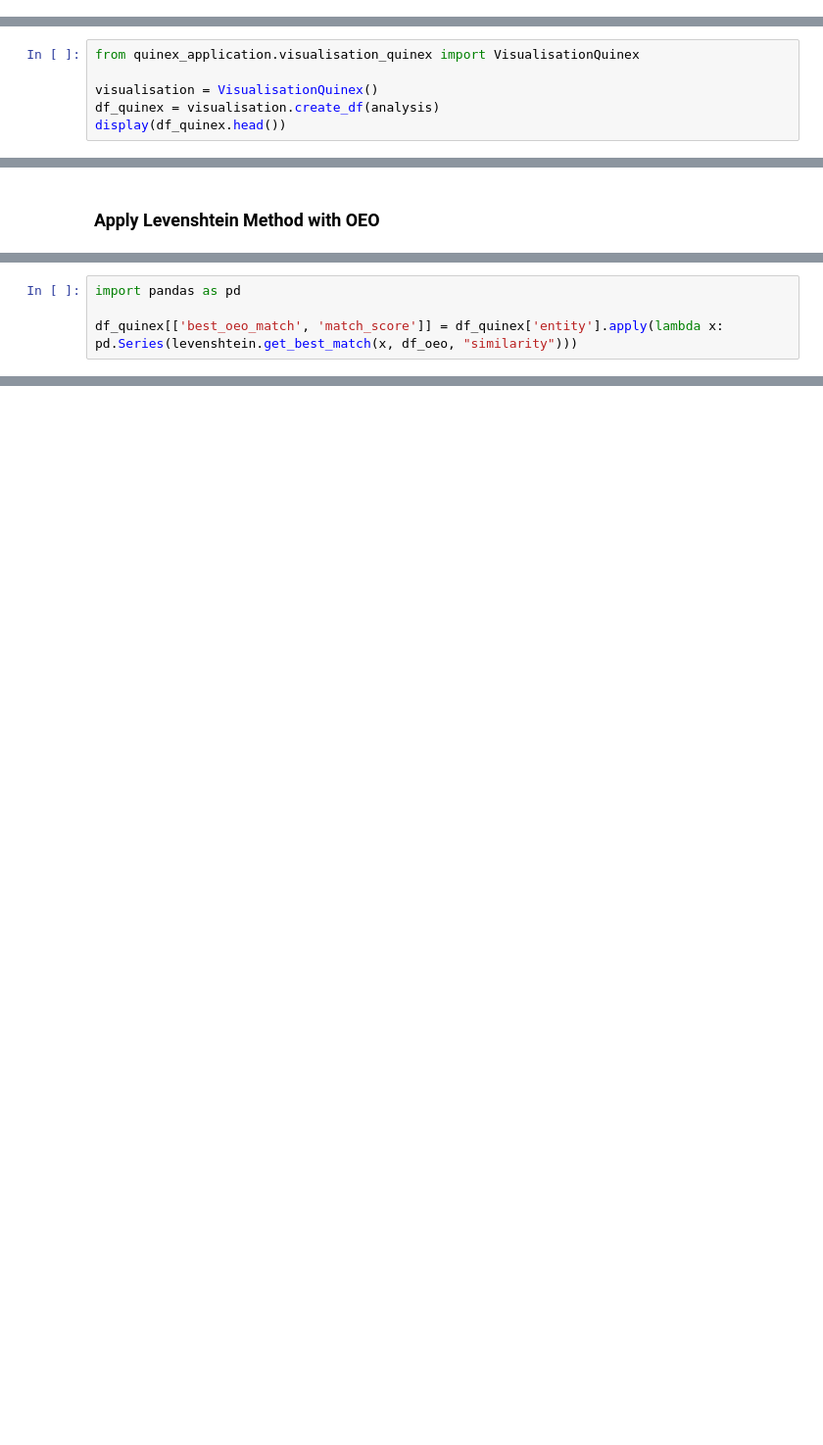
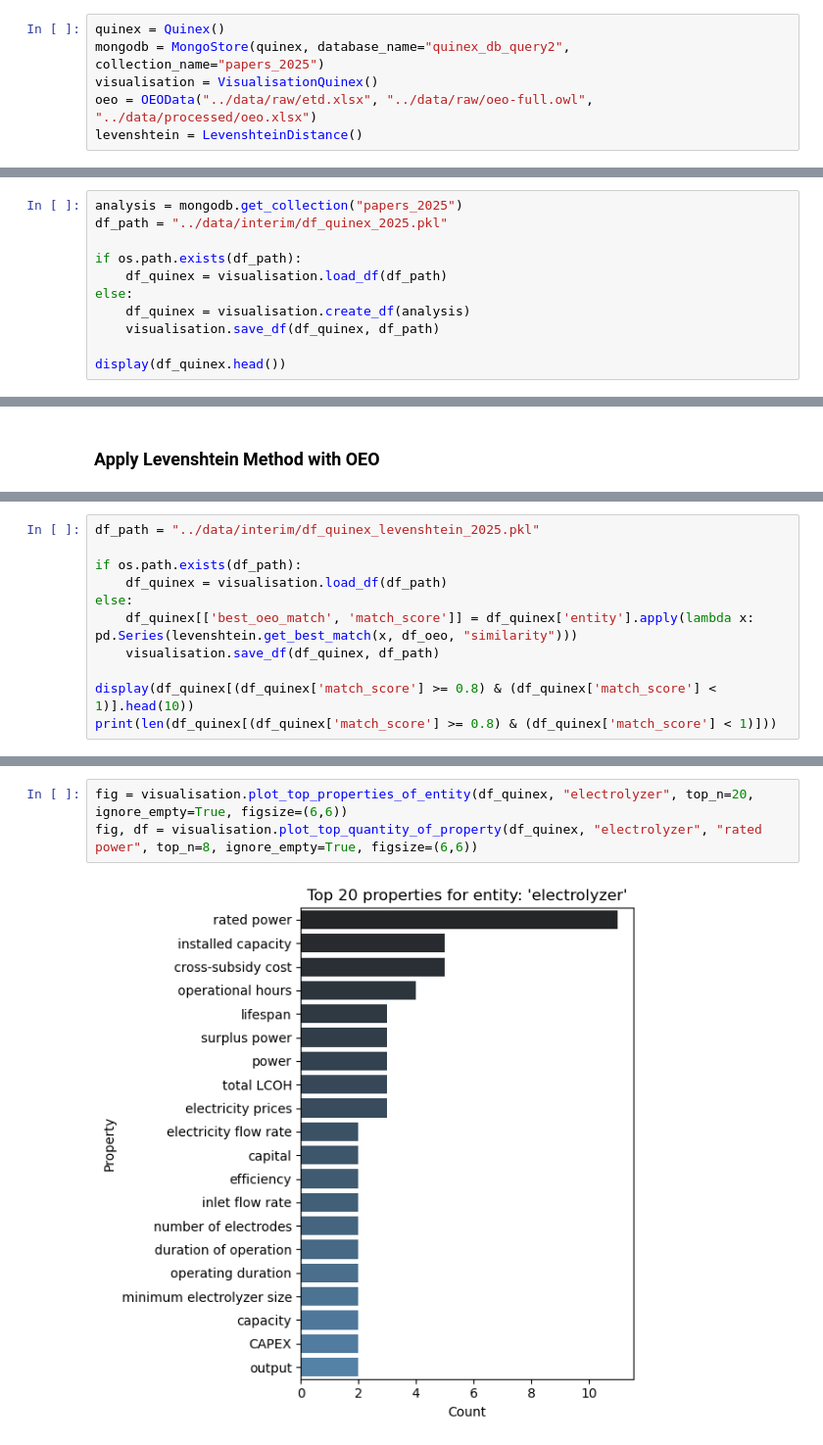
Before and after one commit to FZJ-IEK3-VSA/quinex-energy-system-studies, a Jupyter notebook: notebooks/quinex_results.ipynb, the cells around one changed output, grey strips where cells are left out. Shown at 98% size. Cells and saved outputs as stored; diff of their text form; blank space fills up the shorter version.

```diff
--- a/notebooks/quinex_results.ipynb
+++ b/notebooks/quinex_results.ipynb
@@ -1,2 +15,8 @@
+# %%
+quinex = Quinex()
+mongodb = MongoStore(quinex, database_name="quinex_db_query2", collection_name="papers_2025")
+visualisation = VisualisationQuinex()
+oeo = OEOData("../data/raw/etd.xlsx", "../data/raw/oeo-full.owl", "../data/processed/oeo.xlsx")
+levenshtein = LevenshteinDistance()
 # %% [markdown]
 ### **Load Analysis into DataFrame**
@@ -14,6 +23,11 @@ analysis = mongodb.get_collection("papers_2025")
 # %%
-from quinex_application.visualisation_quinex import VisualisationQuinex
+analysis = mongodb.get_collection("papers_2025")
+df_path = "../data/interim/df_quinex_2025.pkl"
 
-visualisation = VisualisationQuinex()
-df_quinex = visualisation.create_df(analysis)
+if os.path.exists(df_path):
+    df_quinex = visualisation.load_df(df_path)
+else:
+    df_quinex = visualisation.create_df(analysis)
+    visualisation.save_df(df_quinex, df_path)
+
 display(df_quinex.head())
@@ -74,4 +89,11 @@ levenshtein = LevenshteinDistance()
 # %%
-import pandas as pd
+df_path = "../data/interim/df_quinex_levenshtein_2025.pkl"
 
-df_quinex[['best_oeo_match', 'match_score']] = df_quinex['entity'].apply(lambda x: pd.Series(levenshtein.get_best_match(x, df_oeo, "similarity")))
+if os.path.exists(df_path):
+    df_quinex = visualisation.load_df(df_path)
+else:
+    df_quinex[['best_oeo_match', 'match_score']] = df_quinex['entity'].apply(lambda x: pd.Series(levenshtein.get_best_match(x, df_oeo, "similarity")))
+    visualisation.save_df(df_quinex, df_path)
+
+display(df_quinex[(df_quinex['match_score'] >= 0.8) & (df_quinex['match_score'] < 1)].head(10))
+print(len(df_quinex[(df_quinex['match_score'] >= 0.8) & (df_quinex['match_score'] < 1)]))
@@ -80,0 +122,5 @@ print(len(df_quinex[(df_quinex['match_score'] >= 0.8) & (df_quinex['match_score'
+# %%
+fig = visualisation.plot_top_properties_of_entity(df_quinex, "electrolyzer", top_n=20, ignore_empty=True, figsize=(6,6))
+fig, df = visualisation.plot_top_quantity_of_property(df_quinex, "electrolyzer", "rated power", top_n=8, ignore_empty=True, figsize=(6,6))
+# %% [output]
+[figure, added]
```
Also changed, not shown: parts of 18 cells of this notebook, 7 other files.
